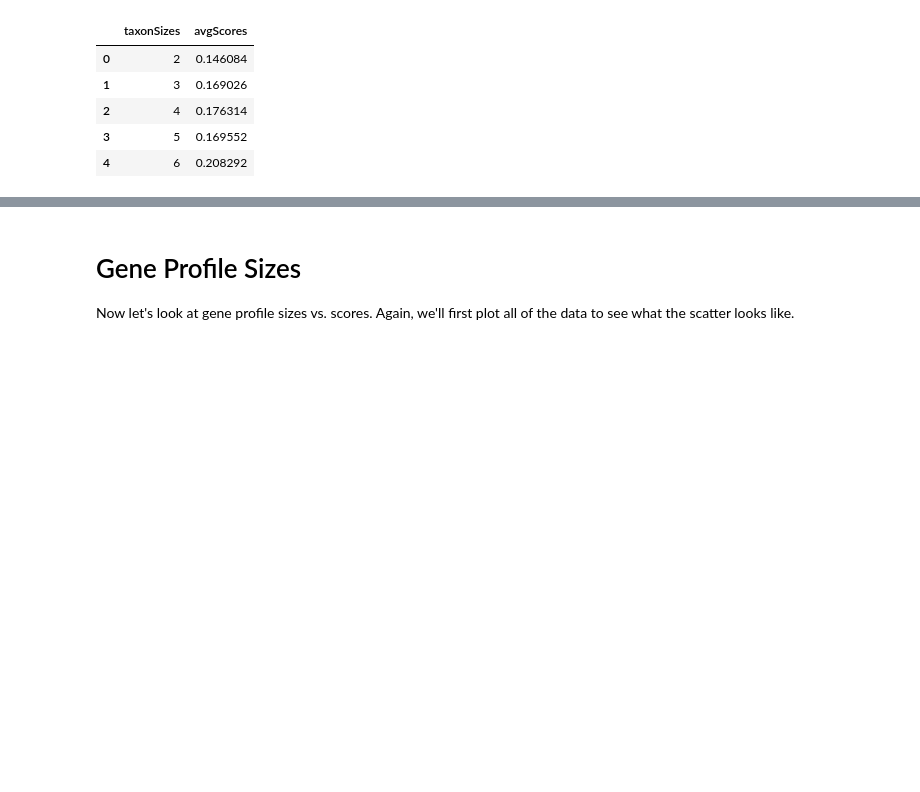
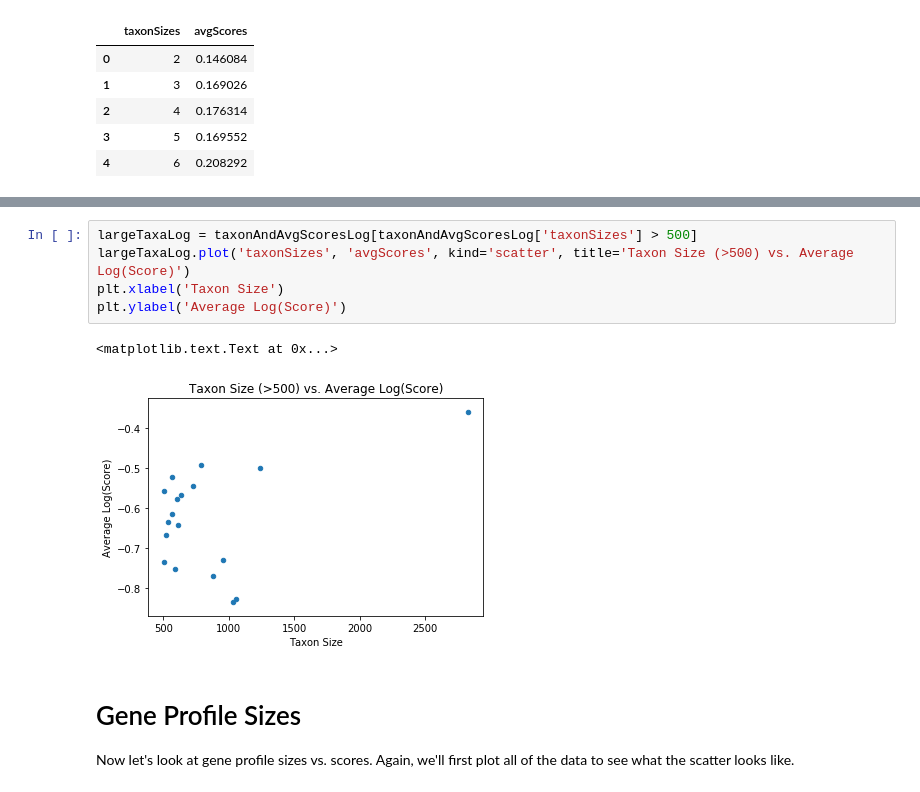
Before and after one commit to odumitr/Gene-and-Taxa-Analysis, a Jupyter notebook: src/regression_plot.ipynb, the cells around one changed output, grey strips where cells are left out. Cells and saved outputs as stored; diff of their text form; blank space fills up the shorter version.

```diff
--- a/src/regression_plot.ipynb
+++ b/src/regression_plot.ipynb
@@ -171,4 +231,12 @@ plt.show()
 [figure]
+# %%
+largeTaxaLog = taxonAndAvgScoresLog[taxonAndAvgScoresLog['taxonSizes'] > 500]
+largeTaxaLog.plot('taxonSizes', 'avgScores', kind='scatter', title='Taxon Size (>500) vs. Average Log(Score)')
+plt.xlabel('Taxon Size')
+plt.ylabel('Average Log(Score)')
+# %% [output]
+<matplotlib.text.Text at 0x...>
+[figure, added]
 # %% [markdown]
 # Gene Profile Sizes
 
```
Also changed, not shown: parts of 33 cells of this notebook.
